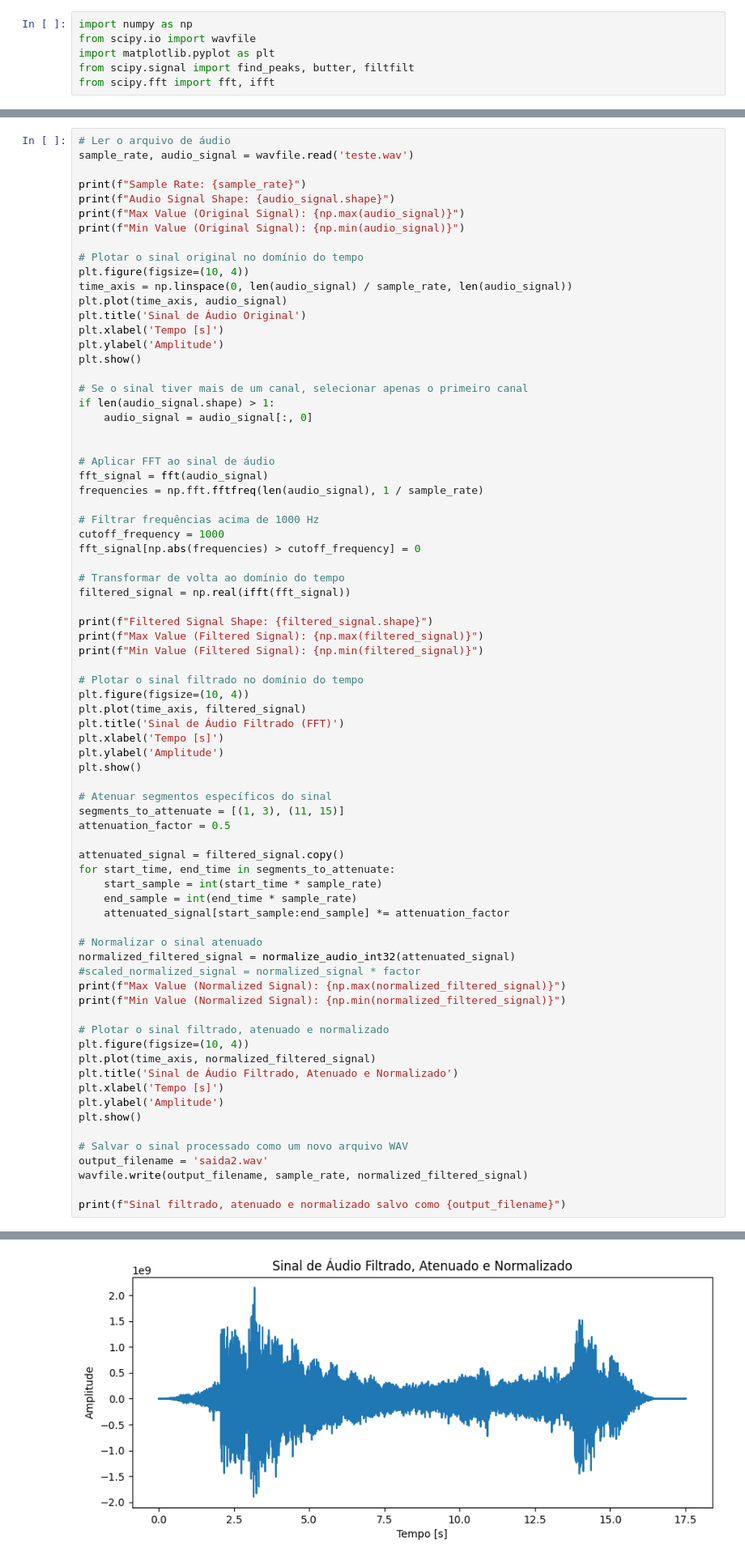
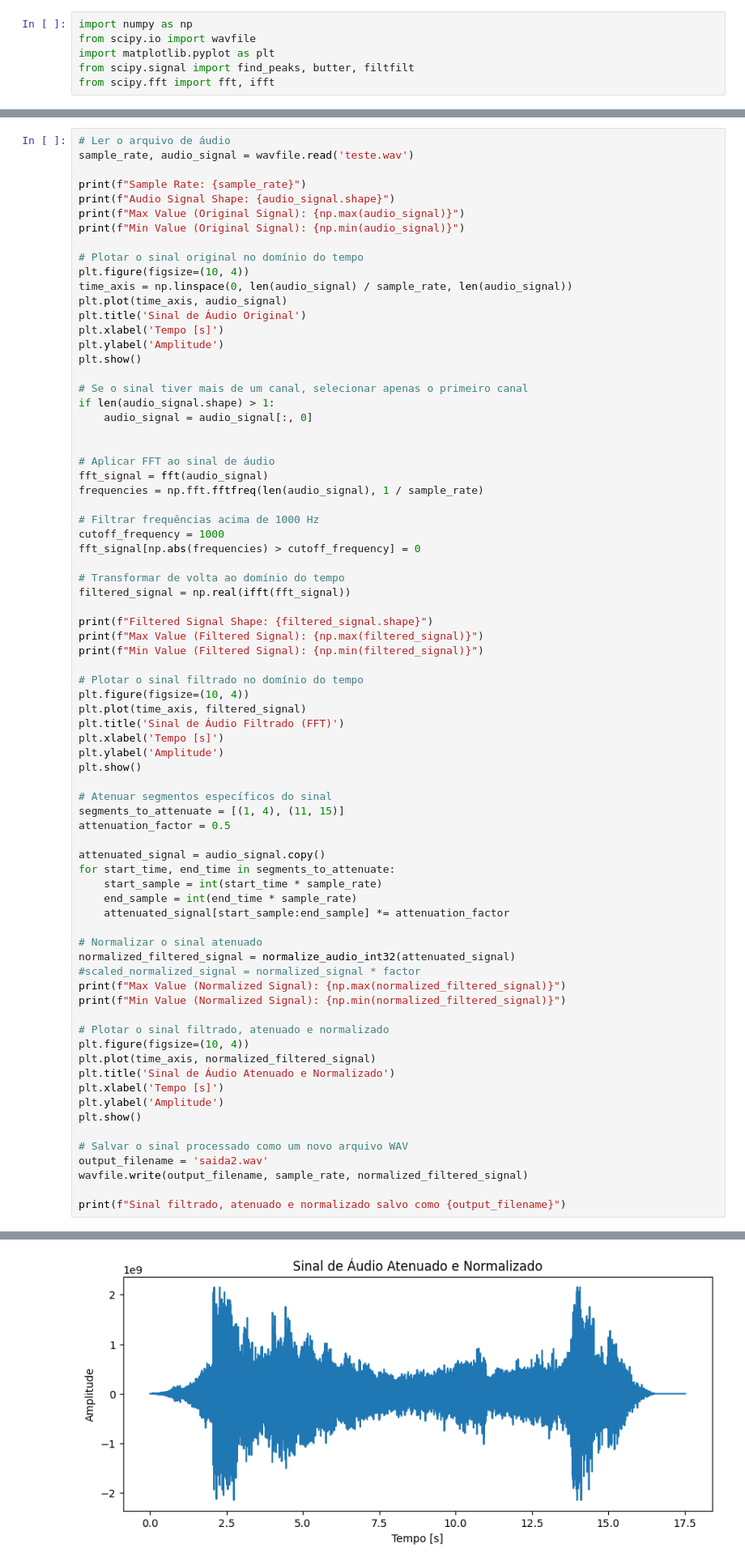
Before and after one commit to welly555/TCC, a Jupyter notebook: teste.ipynb, the cells around one changed output, grey strips where cells are left out. Shown: that part at 81% size. Saved outputs shown, nothing was run; the diff lists cells and outputs as text.

```diff
--- a/teste.ipynb
+++ b/teste.ipynb
@@ -65,10 +65,10 @@ plt.ylabel('Amplitude')
 plt.show()
 
 # Atenuar segmentos específicos do sinal
-segments_to_attenuate = [(1, 3), (11, 15)]
+segments_to_attenuate = [(1, 4), (11, 15)]
 attenuation_factor = 0.5
 
-attenuated_signal = filtered_signal.copy()
+attenuated_signal = audio_signal.copy()
 for start_time, end_time in segments_to_attenuate:
     start_sample = int(start_time * sample_rate)
     end_sample = int(end_time * sample_rate)
@@ -83,7 +83,7 @@ print(f"Min Value (Normalized Signal): {np.min(normalized_filtered_signal)}")
 # Plotar o sinal filtrado, atenuado e normalizado
 plt.figure(figsize=(10, 4))
 plt.plot(time_axis, normalized_filtered_signal)
-plt.title('Sinal de Áudio Filtrado, Atenuado e Normalizado')
+plt.title('Sinal de Áudio Atenuado e Normalizado')
 plt.xlabel('Tempo [s]')
 plt.ylabel('Amplitude')
 plt.show()
@@ -108,4 +108,4 @@ Min Value (Normalized Signal): -1897575295
-[figure, old version]
+[figure, new version]
 Sinal filtrado, atenuado e normalizado salvo como saida2.wav
 # %%
 max_val = np.max(np.abs(audio_signal))
```
Also changed, not shown: parts of 1 cell of this notebook, 14 other files.
